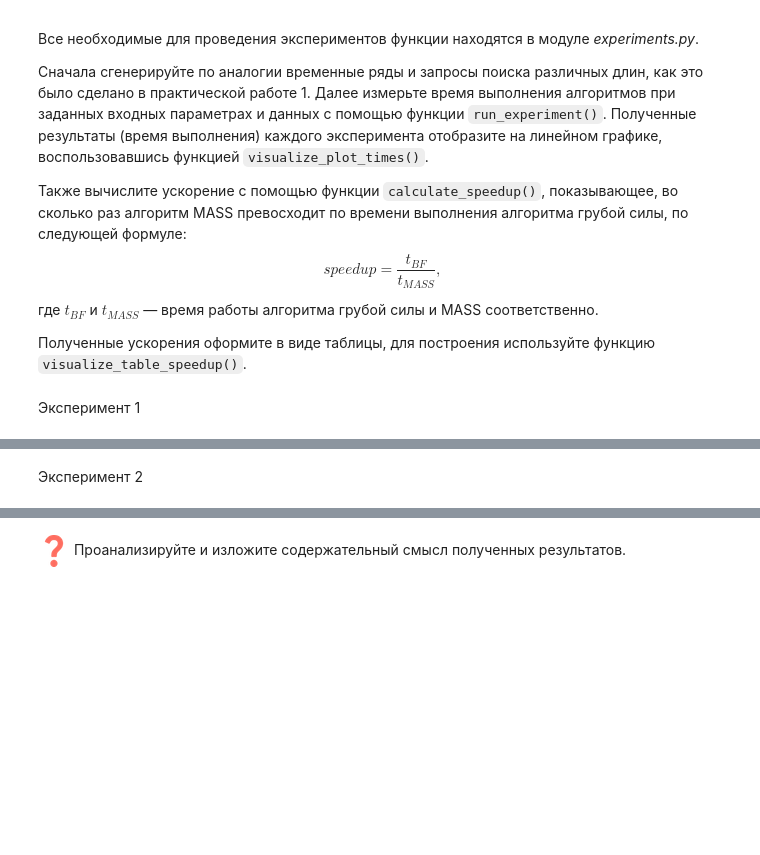
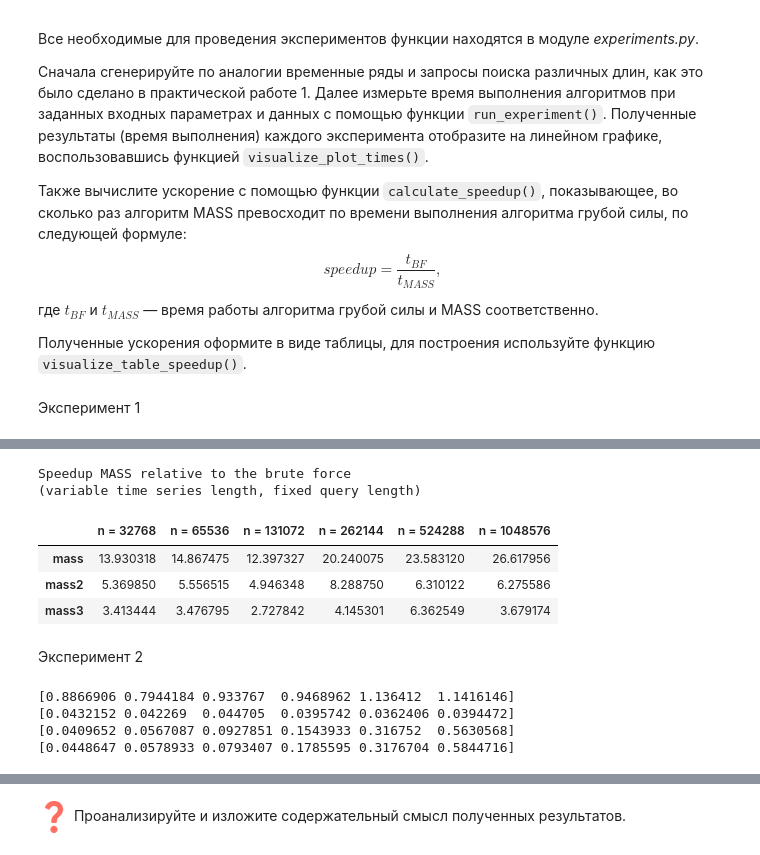
Before and after one commit to Darya-Podryadova/2024-Podryadova-TimeSeriesCourse, a Jupyter notebook: practice/02 Similarity search/02 Similarity search.ipynb, the cells around one changed output, grey strips where cells are left out. Drawn from its saved outputs; the diff is of its cells as text; code cells hidden in the pictures; blank space fills up the shorter version.

```diff
--- a/practice/02 Similarity search/02 Similarity search.ipynb
+++ b/practice/02 Similarity search/02 Similarity search.ipynb
@@ -178,3 +205,13 @@ task = 'distance_profile'
 # run experiments for measurement of algorithm runtimes
 
 # INSERT YOUR CODE
+
+exp1_data["query"][str(m)] = random_walk(m)
+
+for curr_n in n_list:
+  exp1_data["ts"][str(curr_n)] = random_walk(curr_n)
+
+times = []
+
+for algorithm in algorithms:
+  times.append(run_experiment(algorithm, task, exp1_data, exp1_params, algorithms_params[algorithm]))
@@ -186,13 +230,39 @@ comparison_param = np.array(algorithms)
 # %%
 # visualize table with speedup
 tab_index = algorithms[1:]
 tab_columns = [f"n = {n}" for n in n_list]
 tab_title = "Speedup MASS relative to the brute force <br> (variable time series length, fixed query length)"
 
 # INSERT YOUR CODE
+
+speedup_data = []
+
+line_iter = 1
+while True:
+  if line_iter >= len(times):
+      break
+  line = []
+  iter = 0
+  while True:
+    if iter >= len(times[0]):
+      break
+    line.append(calculate_speedup(times[0][iter], times[line_iter][iter]))
+    iter += 1
+  speedup_data.append(line)
+  line_iter += 1
+
+visualize_table_speedup(np.array(speedup_data), tab_index, tab_columns, tab_title)
+# %% [output]
+Speedup MASS relative to the brute force
+(variable time series length, fixed query length)
+|  | n = 32768 | n = 65536 | n = 131072 | n = 262144 | n = 524288 | n = 1048576 |
+| mass | 13.930318 | 14.867475 | 12.397327 | 20.240075 | 23.583120 | 26.617956 |
+| mass2 | 5.369850 | 5.556515 | 4.946348 | 8.288750 | 6.310122 | 6.275586 |
+| mass3 | 3.413444 | 3.476795 | 2.727842 | 4.145301 | 6.362549 | 3.679174 |
 # %% [markdown]
 Эксперимент 2
 # %%
+
 m_list = [2**5, 2**6, 2**7, 2**8, 2**9, 2**10] # lengths of queries
 n = 2**15 # length of time series
 
@@ -206,7 +276,20 @@ exp2_data = {
     'query': dict.fromkeys(map(str, m_list), [])
 }
 
-# INSERT YOUR CODE
+exp2_data["ts"][str(n)] = random_walk(n)
+
+for curr_m in m_list:
+  exp2_data["query"][str(curr_m)] = random_walk(curr_m)
+
+times = []
+
+for algorithm in algorithms:
+  times.append(run_experiment(algorithm, task, exp2_data, exp2_params, algorithms_params[algorithm]))
+# %% [output]
+[0.8866906 0.7944184 0.933767  0.9468962 1.136412  1.1416146]
+[0.0432152 0.042269  0.044705  0.0395742 0.0362406 0.0394472]
+[0.0409652 0.0567087 0.0927851 0.1543933 0.316752  0.5630568]
+[0.0448647 0.0578933 0.0793407 0.1785595 0.3176704 0.5844716]
 # %%
 comparison_param = np.array(algorithms)
 
```
Also changed, not shown: parts of 28 cells of this notebook, 7 other files.
